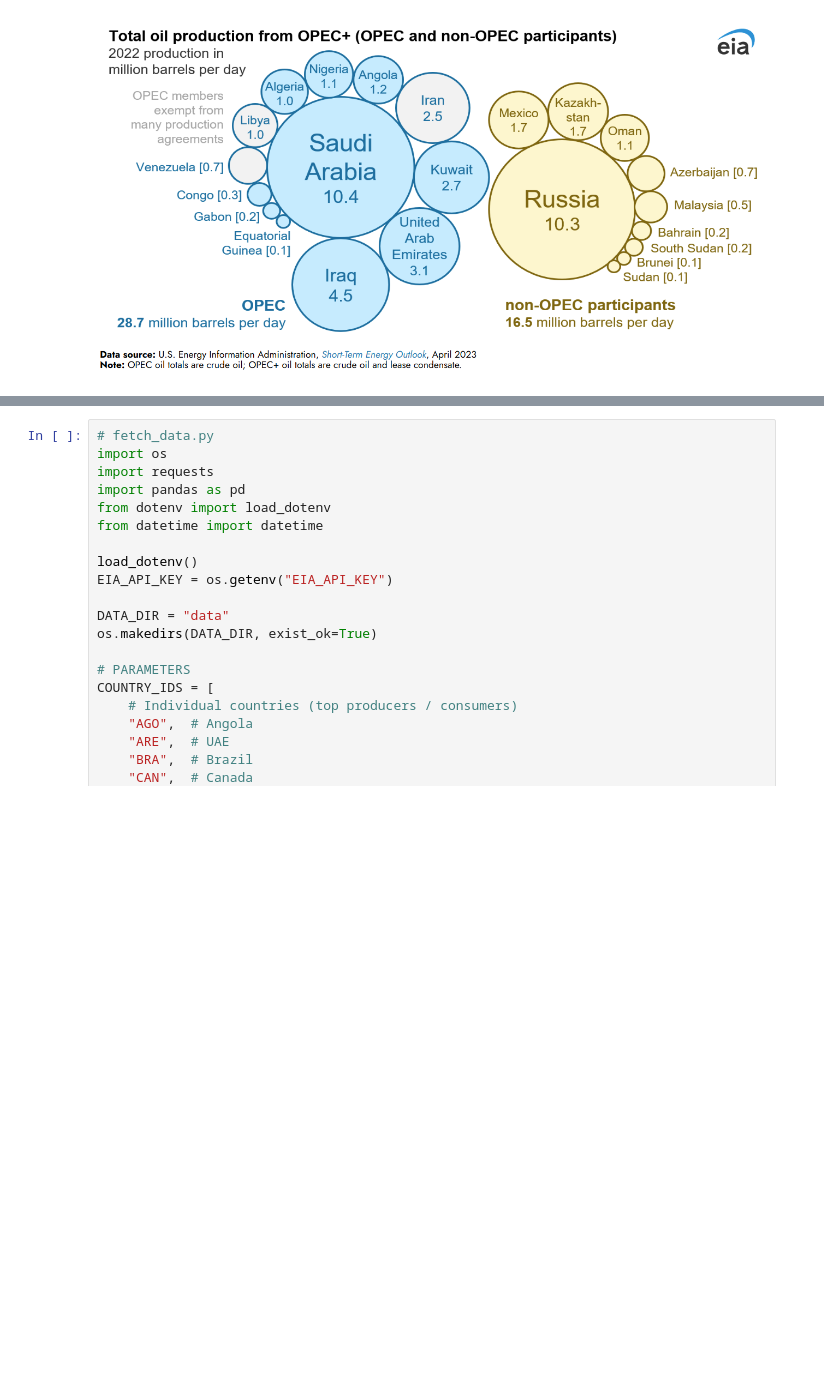
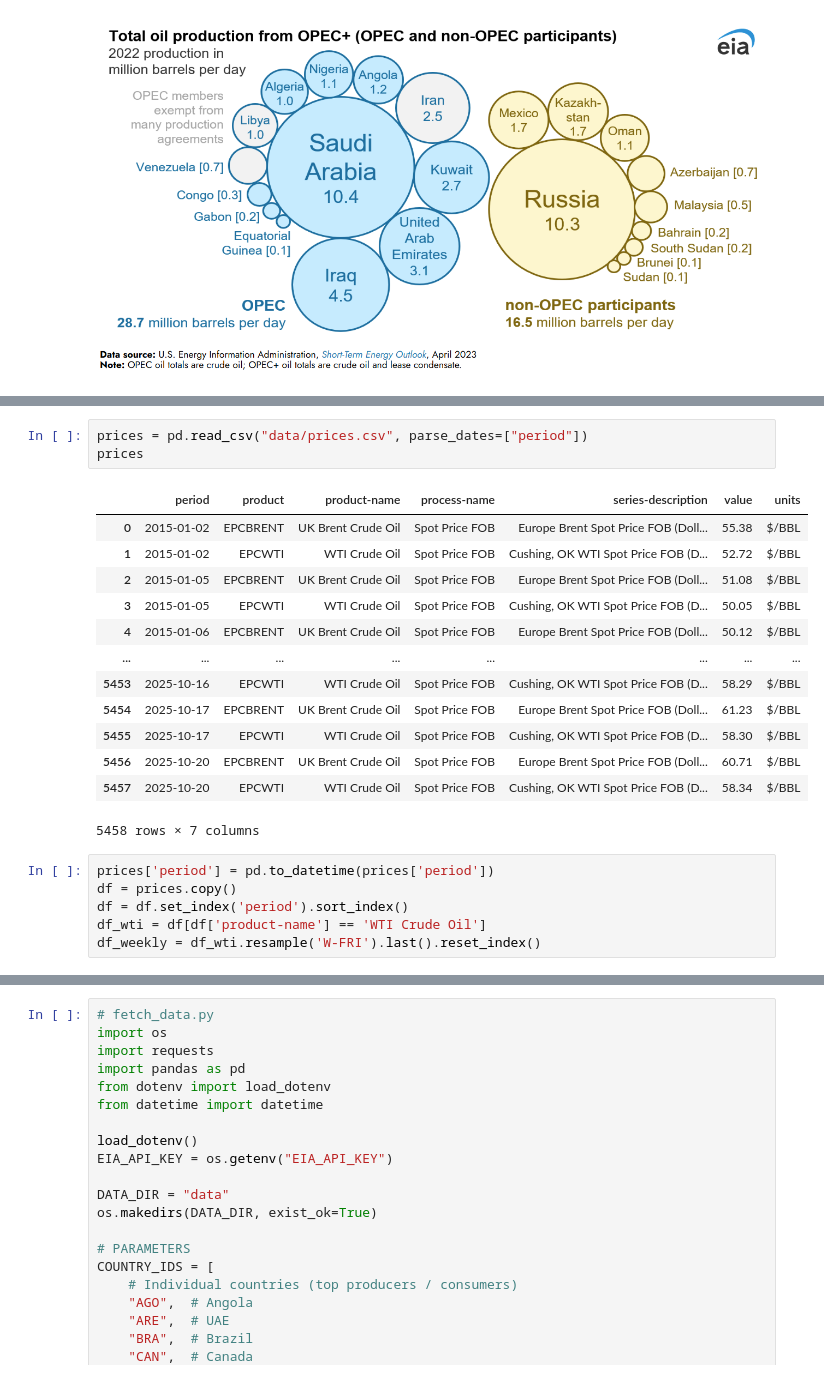
Before and after one commit to dgalassi99/oil_dashboard, a Jupyter notebook: test.ipynb, the cells around one changed output, grey strips where cells are left out. Drawn from its saved outputs; the diff is of its cells as text; blank space fills up the shorter version.

```diff
--- a/test.ipynb
+++ b/test.ipynb
@@ -350,3 +350,26 @@ if __name__ == "__main__":
     fetch_prices()
 # %% [output]
 No data retrieved!
+# %%
+prices = pd.read_csv("data/prices.csv", parse_dates=["period"])
+prices
+# %% [output]
+|  | period | product | product-name | process-name | series-description | value | units |
+| 0 | 2015-01-02 | EPCBRENT | UK Brent Crude Oil | Spot Price FOB | Europe Brent Spot Price FOB (Doll... | 55.38 | $/BBL |
+| 1 | 2015-01-02 | EPCWTI | WTI Crude Oil | Spot Price FOB | Cushing, OK WTI Spot Price FOB (D... | 52.72 | $/BBL |
+| 2 | 2015-01-05 | EPCBRENT | UK Brent Crude Oil | Spot Price FOB | Europe Brent Spot Price FOB (Doll... | 51.08 | $/BBL |
+| 3 | 2015-01-05 | EPCWTI | WTI Crude Oil | Spot Price FOB | Cushing, OK WTI Spot Price FOB (D... | 50.05 | $/BBL |
+| 4 | 2015-01-06 | EPCBRENT | UK Brent Crude Oil | Spot Price FOB | Europe Brent Spot Price FOB (Doll... | 50.12 | $/BBL |
+| ... | ... | ... | ... | ... | ... | ... | ... |
+| 5453 | 2025-10-16 | EPCWTI | WTI Crude Oil | Spot Price FOB | Cushing, OK WTI Spot Price FOB (D... | 58.29 | $/BBL |
+| 5454 | 2025-10-17 | EPCBRENT | UK Brent Crude Oil | Spot Price FOB | Europe Brent Spot Price FOB (Doll... | 61.23 | $/BBL |
+| 5455 | 2025-10-17 | EPCWTI | WTI Crude Oil | Spot Price FOB | Cushing, OK WTI Spot Price FOB (D... | 58.30 | $/BBL |
+| 5456 | 2025-10-20 | EPCBRENT | UK Brent Crude Oil | Spot Price FOB | Europe Brent Spot Price FOB (Doll... | 60.71 | $/BBL |
+| 5457 | 2025-10-20 | EPCWTI | WTI Crude Oil | Spot Price FOB | Cushing, OK WTI Spot Price FOB (D... | 58.34 | $/BBL |
+5458 rows × 7 columns
+# %%
+prices['period'] = pd.to_datetime(prices['period'])
+df = prices.copy()
+df = df.set_index('period').sort_index()
+df_wti = df[df['product-name'] == 'WTI Crude Oil']
+df_weekly = df_wti.resample('W-FRI').last().reset_index()
```
Also changed, not shown: parts of 4 cells of this notebook.
